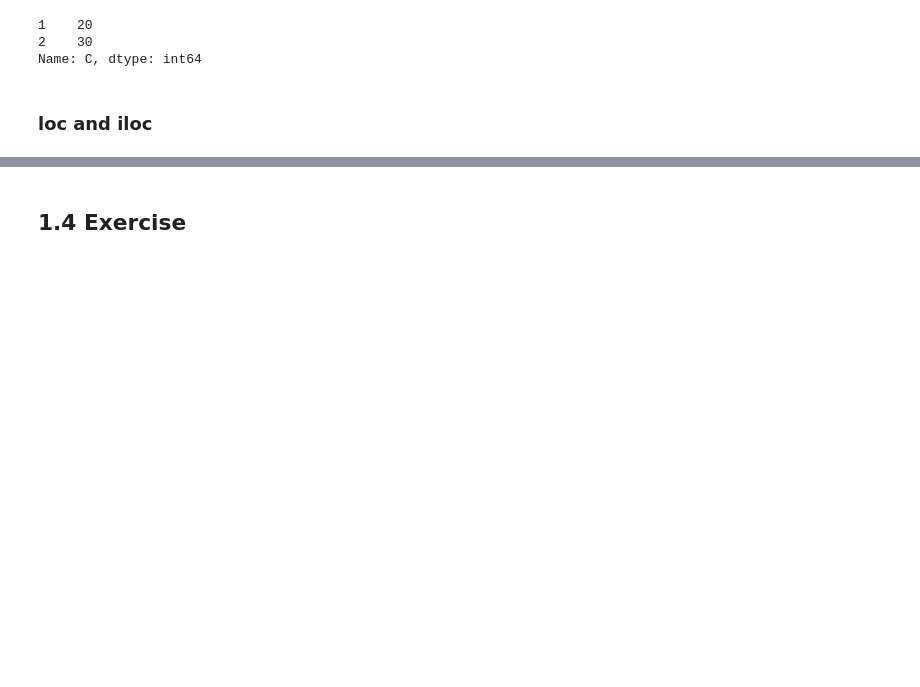
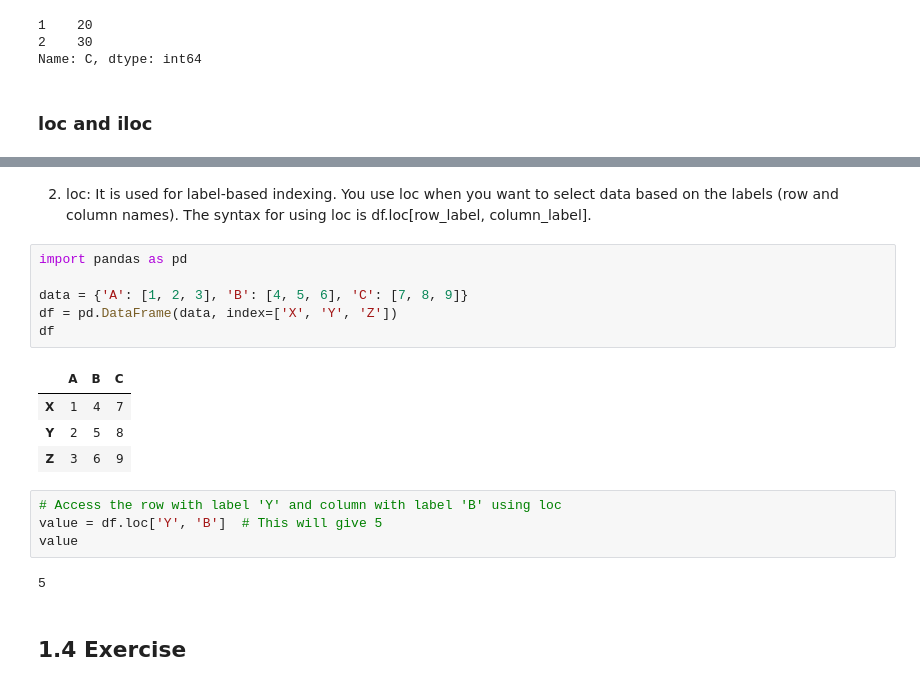
Before and after one commit to MLcmore2023/MLcmore2023, a Jupyter notebook: day1_am_morning/D1-M.ipynb, the cells around one changed output, grey strips where cells are left out. Saved outputs shown, nothing was run; the diff lists cells and outputs as text; blank space fills up the shorter version.

```diff
--- a/day1_am_morning/D1-M.ipynb
+++ b/day1_am_morning/D1-M.ipynb
@@ -654,3 +630,22 @@ Name: 1, dtype: object
+# %% [markdown]
+2. loc: It is used for label-based indexing. You use loc when you want to select data based on the labels (row and column names). The syntax for using loc is df.loc[row_label, column_label].
+# %%
+import pandas as pd
+
+data = {'A': [1, 2, 3], 'B': [4, 5, 6], 'C': [7, 8, 9]}
+df = pd.DataFrame(data, index=['X', 'Y', 'Z'])
+df
+# %% [output]
+|  | A | B | C |
+| X | 1 | 4 | 7 |
+| Y | 2 | 5 | 8 |
+| Z | 3 | 6 | 9 |
+# %%
+# Access the row with label 'Y' and column with label 'B' using loc
+value = df.loc['Y', 'B']  # This will give 5
+value
+# %% [output]
+5
 # %% [markdown]
 ## 1.4 Exercise
 # %% [markdown]
```
Also changed, not shown: parts of 67 cells of this notebook, 1 other file.
